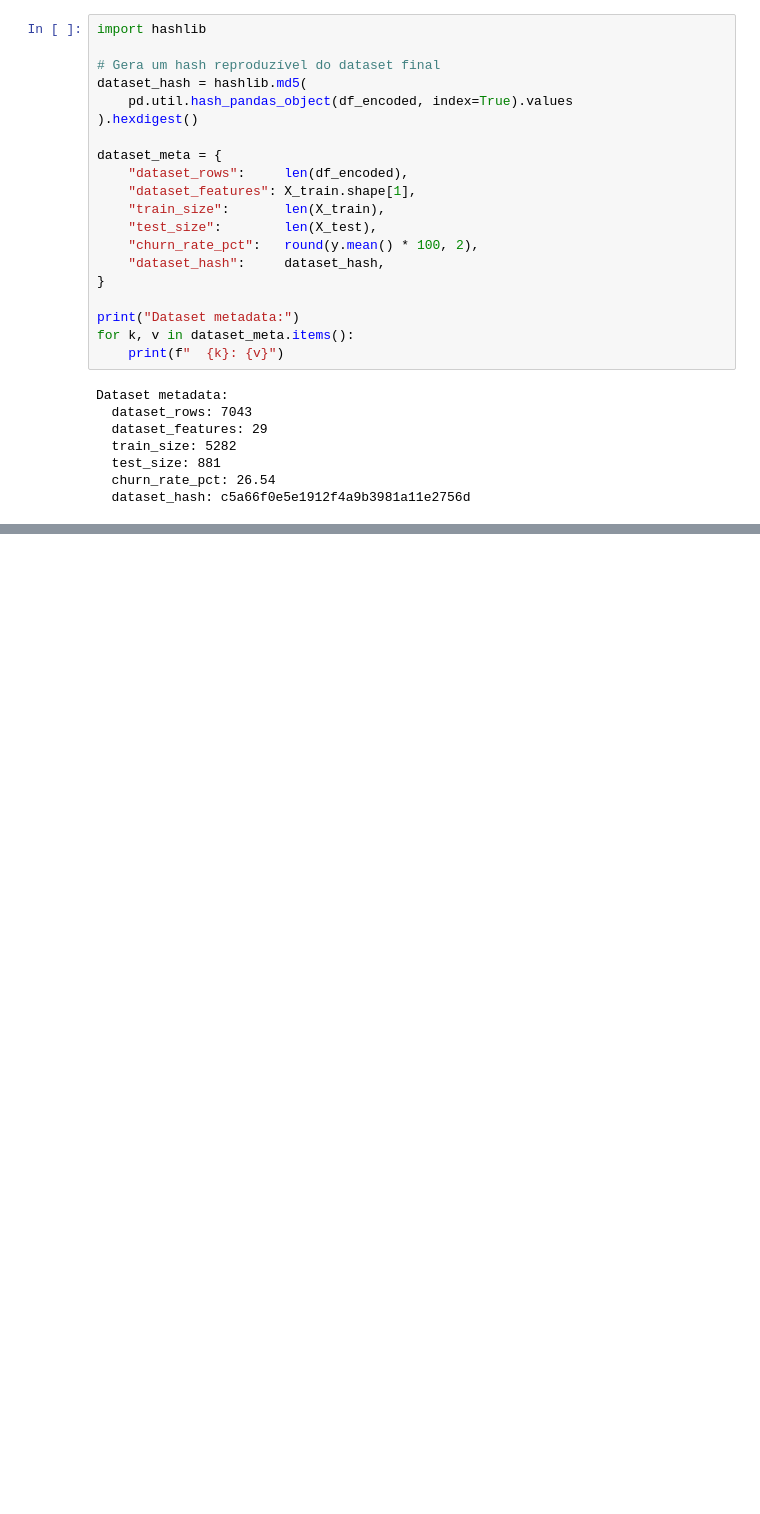
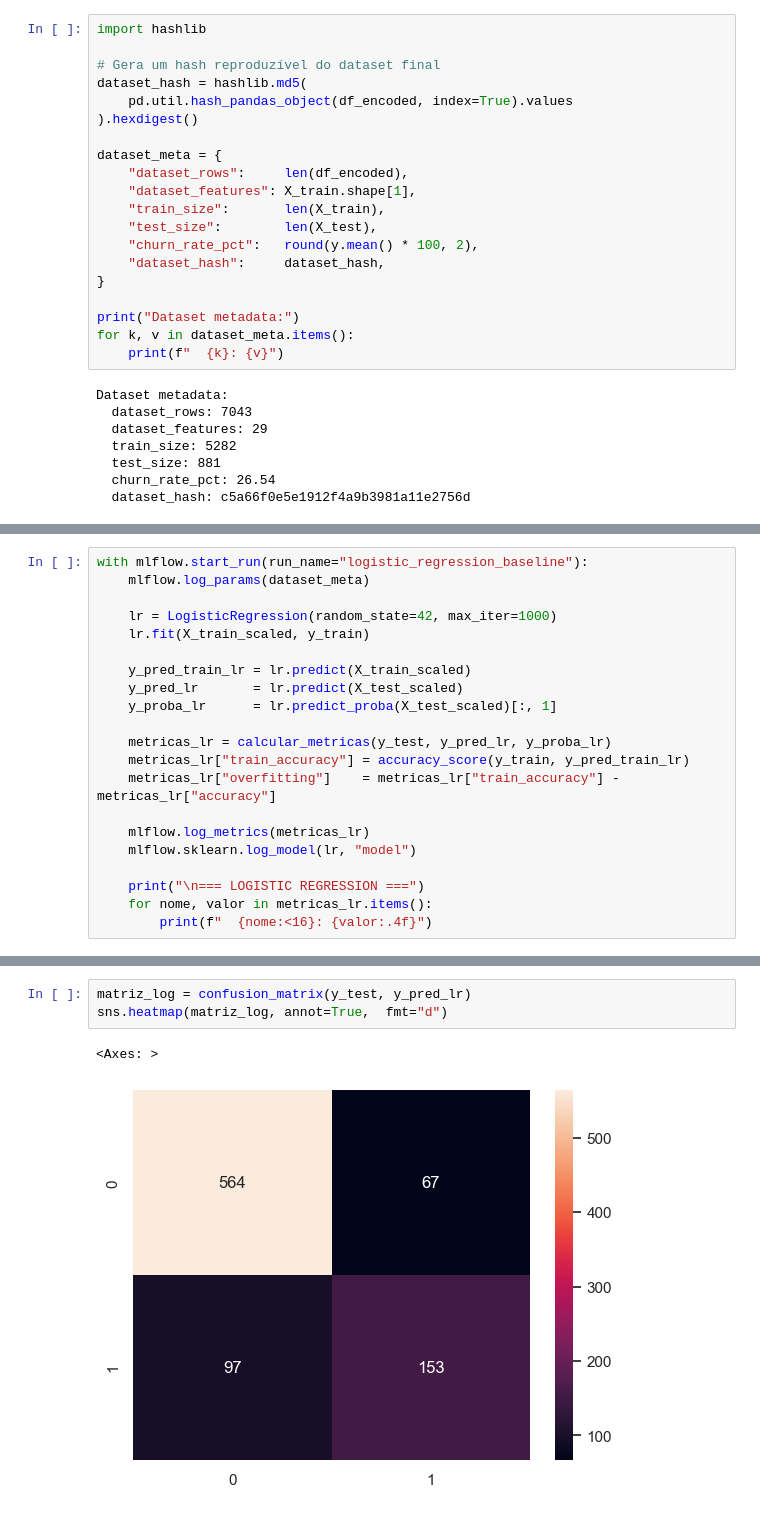
Before and after one commit to LeticiaMalato/Tech-Challenge-Churn, a Jupyter notebook: notebook/script.ipynb, the cells around one changed output, grey strips where cells are left out. Saved outputs shown, nothing was run; the diff lists cells and outputs as text; blank space fills up the shorter version.

```diff
--- a/notebook/script.ipynb
+++ b/notebook/script.ipynb
@@ -816,0 +870,21 @@ Dataset metadata:
+# %%
+with mlflow.start_run(run_name="logistic_regression_baseline"):
+    mlflow.log_params(dataset_meta)
+
+    lr = LogisticRegression(random_state=42, max_iter=1000)
+    lr.fit(X_train_scaled, y_train)
+
+    y_pred_train_lr = lr.predict(X_train_scaled)
+    y_pred_lr       = lr.predict(X_test_scaled)
+    y_proba_lr      = lr.predict_proba(X_test_scaled)[:, 1]
+
+    metricas_lr = calcular_metricas(y_test, y_pred_lr, y_proba_lr)
+    metricas_lr["train_accuracy"] = accuracy_score(y_train, y_pred_train_lr)
+    metricas_lr["overfitting"]    = metricas_lr["train_accuracy"] - metricas_lr["accuracy"]
+
+    mlflow.log_metrics(metricas_lr)
+    mlflow.sklearn.log_model(lr, "model")
+
+    print("\n=== LOGISTIC REGRESSION ===")
+    for nome, valor in metricas_lr.items():
+        print(f"  {nome:<16}: {valor:.4f}")
@@ -816,0 +903,6 @@ Dataset metadata:
+# %%
+matriz_log = confusion_matrix(y_test, y_pred_lr)
+sns.heatmap(matriz_log, annot=True,  fmt="d")
+# %% [output]
+<Axes: >
+[figure, added]
```
Also changed, not shown: parts of 7 cells of this notebook.
